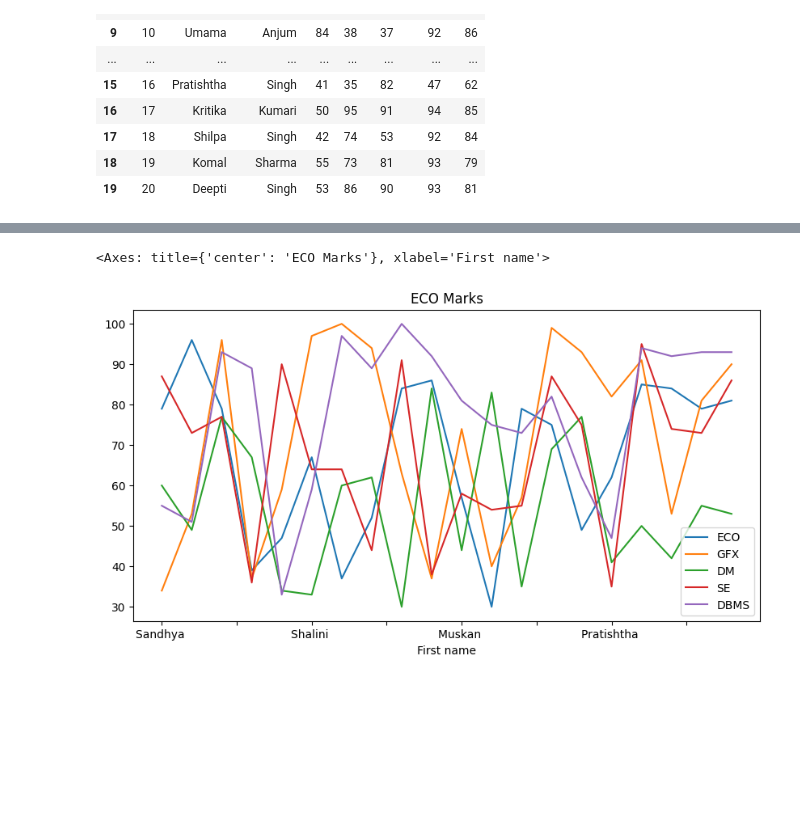
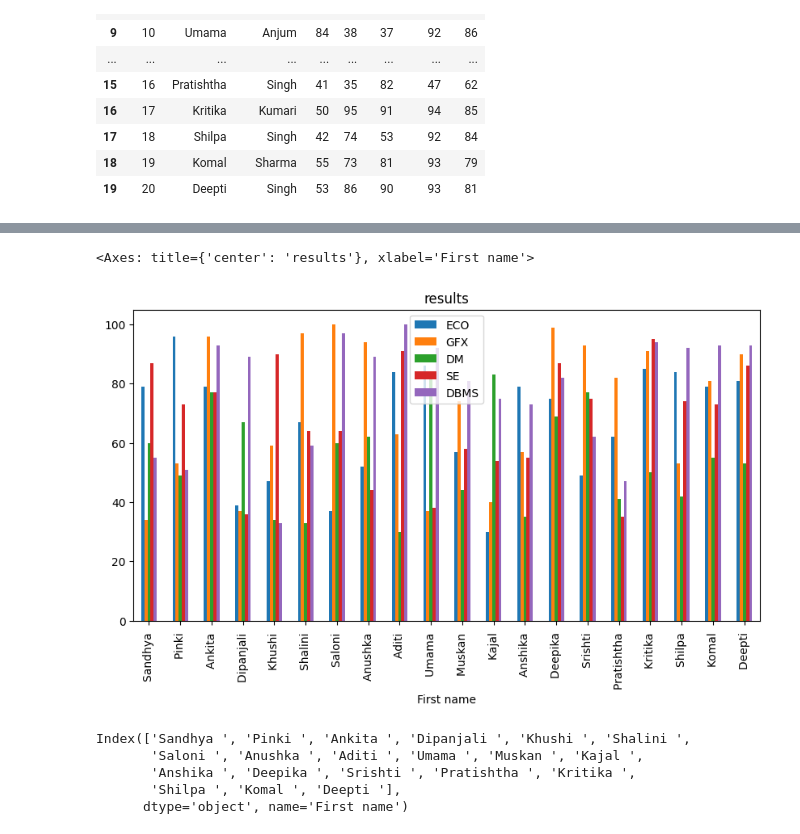
Before and after one commit to Umamaanjum/digipodium-data-analytics, a Jupyter notebook: analysis1.ipynb, the cells around one changed output, grey strips where cells are left out. Drawn from its saved outputs; the diff is of its cells as text; code cells hidden in the pictures; blank space fills up the shorter version.

```diff
--- a/analysis1.ipynb
+++ b/analysis1.ipynb
@@ -28,5 +48,13 @@ marks.set_index('First name',inplace=True)
 # %%
-marks[['ECO','GFX','DM','SE','DBMS']].plot(kind='line',figsize=(10, 5), title='ECO Marks')
+marks[['ECO','GFX','DM','SE','DBMS']].plot(kind='bar',figsize=(10, 5), title='results')
 # %% [output]
-<Axes: title={'center': 'ECO Marks'}, xlabel='First name'>
+<Axes: title={'center': 'results'}, xlabel='First name'>
-[figure, old version]
+[figure, new version]
+# %%
+marks.index
+# %% [output]
+Index(['Sandhya ', 'Pinki ', 'Ankita ', 'Dipanjali ', 'Khushi ', 'Shalini ',
+       'Saloni ', 'Anushka ', 'Aditi ', 'Umama ', 'Muskan ', 'Kajal ',
+       'Anshika ', 'Deepika ', 'Srishti ', 'Pratishtha ', 'Kritika ',
+       'Shilpa ', 'Komal ', 'Deepti '],
+      dtype='object', name='First name')
```
Also changed, not shown: parts of 11 cells of this notebook.
